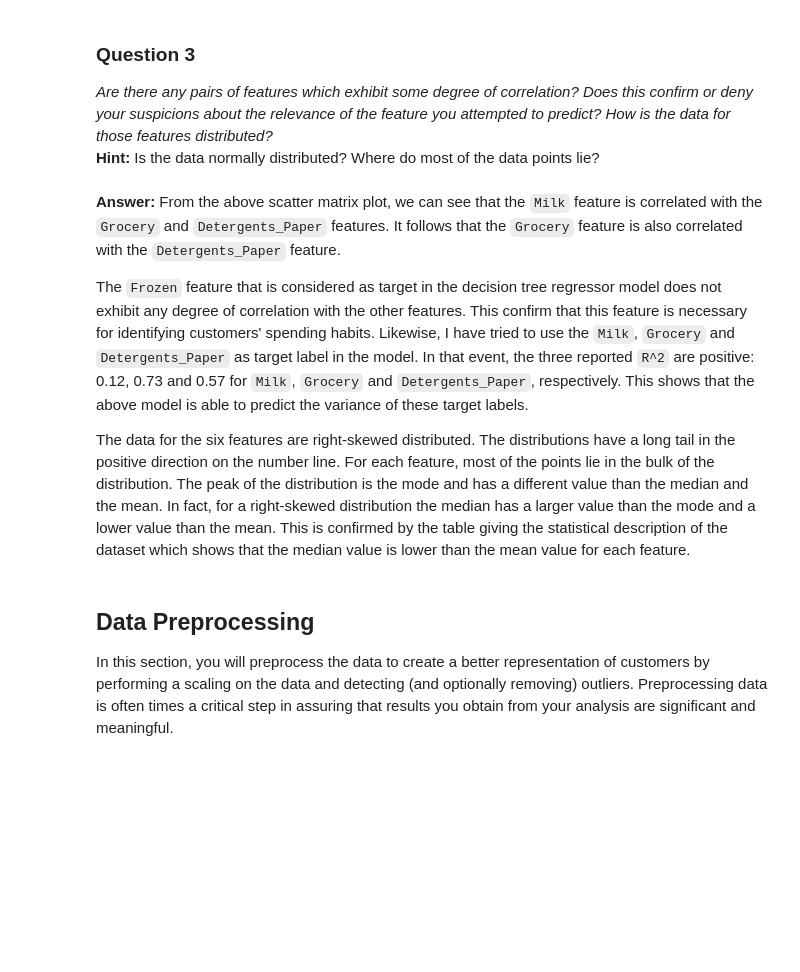
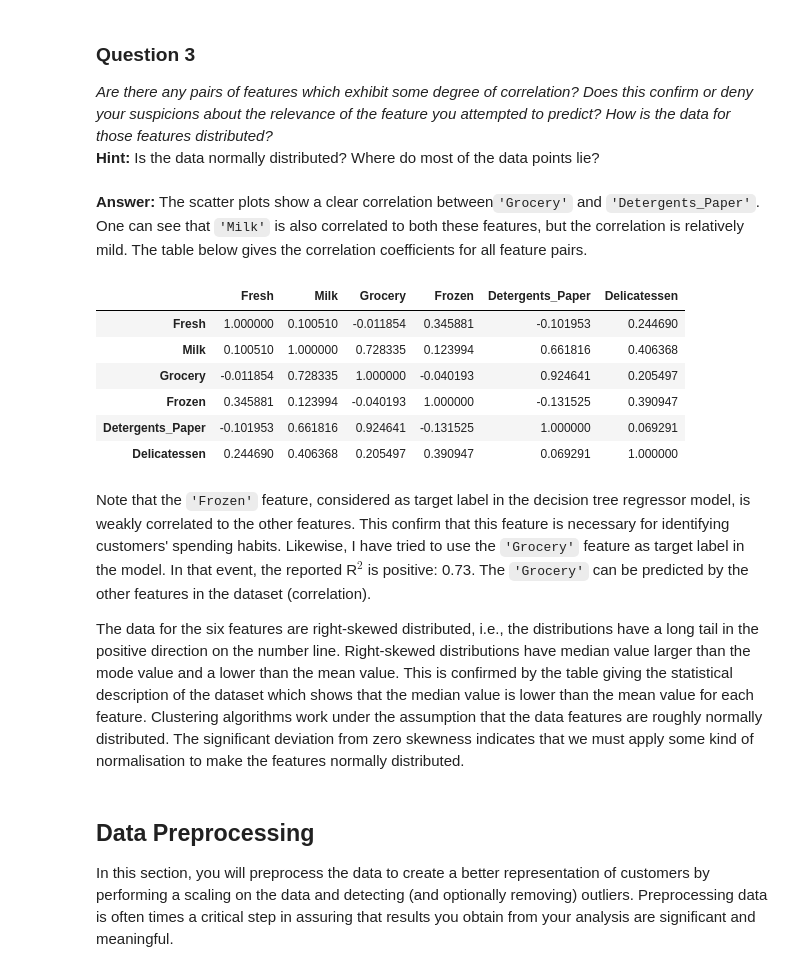
Before and after one commit to rouille/UdacityMachineLearning, a Jupyter notebook: projects/customer_segments/customer_segments.ipynb, the cells around one changed output. Saved outputs shown, nothing was run; the diff lists cells and outputs as text; code cells hidden in the pictures; blank space fills up the shorter version.

```diff
--- a/projects/customer_segments/customer_segments.ipynb
+++ b/projects/customer_segments/customer_segments.ipynb
@@ -131,12 +131,22 @@ pd.plotting.scatter_matrix(data, alpha = 0.3, figsize = (14,14), diagonal = 'kde
 ### Question 3
 *Are there any pairs of features which exhibit some degree of correlation? Does this confirm or deny your suspicions about the relevance of the feature you attempted to predict? How is the data for those features distributed?*
 **Hint:** Is the data normally distributed? Where do most of the data points lie?
+# %% [markdown]
+**Answer:** The scatter plots show a clear correlation between`'Grocery'` and `'Detergents_Paper'`. One can see that `'Milk'` is also correlated to both these features, but the correlation is relatively mild. The table below gives the correlation coefficients for all feature pairs.
+# %%
+data.corr()
+# %% [output]
+|  | Fresh | Milk | Grocery | Frozen | Detergents_Paper | Delicatessen |
+| Fresh | 1.000000 | 0.100510 | -0.011854 | 0.345881 | -0.101953 | 0.244690 |
+| Milk | 0.100510 | 1.000000 | 0.728335 | 0.123994 | 0.661816 | 0.406368 |
+| Grocery | -0.011854 | 0.728335 | 1.000000 | -0.040193 | 0.924641 | 0.205497 |
+| Frozen | 0.345881 | 0.123994 | -0.040193 | 1.000000 | -0.131525 | 0.390947 |
+| Detergents_Paper | -0.101953 | 0.661816 | 0.924641 | -0.131525 | 1.000000 | 0.069291 |
+| Delicatessen | 0.244690 | 0.406368 | 0.205497 | 0.390947 | 0.069291 | 1.000000 |
 # %% [markdown]
-**Answer:** From the above scatter matrix plot, we can see that the `Milk` feature is correlated with the `Grocery` and `Detergents_Paper` features. It follows that the `Grocery` feature is also correlated with the `Detergents_Paper` feature.
+Note that the `'Frozen'` feature, considered as target label in the decision tree regressor model, is weakly correlated to the other features. This confirm that this feature is necessary for identifying customers' spending habits. Likewise, I have tried to use the `'Grocery'` feature as target label in the model. In that event, the reported R$^2$ is positive: 0.73. The `'Grocery'` can be predicted by the other features in the dataset (correlation).
 
-The `Frozen` feature that is considered as target in the decision tree regressor model does not exhibit any degree of correlation with the other features. This confirm that this feature is necessary for identifying customers' spending habits. Likewise, I have tried to use the `Milk`, `Grocery` and `Detergents_Paper` as target label in the model. In that event, the three reported `R^2` are positive: 0.12, 0.73 and 0.57 for `Milk`, `Grocery` and `Detergents_Paper`, respectively. This shows that the above model is able to predict the variance of these target labels.
-
-The data for the six features are right-skewed distributed. The distributions have a long tail in the positive direction on the number line. For each feature, most of the points lie in the bulk of the distribution. The peak of the distribution is the mode and has a different value than the median and the mean. In fact, for a right-skewed distribution the median has a larger value than the mode and a lower value than the mean. This is confirmed by the table giving the statistical description of the dataset which shows that the median value is lower than the mean value for each feature.
+The data for the six features are right-skewed distributed, i.e., the distributions have a long tail in the positive direction on the number line. Right-skewed distributions have median value larger than the mode value and a lower than the mean value. This is confirmed by the table giving the statistical description of the dataset which shows that the median value is lower than the mean value for each feature. Clustering algorithms work under the assumption that the data features are roughly normally distributed. The significant deviation from zero skewness indicates that we must apply some kind of normalisation to make the features normally distributed.
 # %% [markdown]
 ## Data Preprocessing
 In this section, you will preprocess the data to create a better representation of customers by performing a scaling on the data and detecting (and optionally removing) outliers. Preprocessing data is often times a critical step in assuring that results you obtain from your analysis are significant and meaningful.
```
Also changed, not shown: parts of 11 cells of this notebook, 1 other file.
